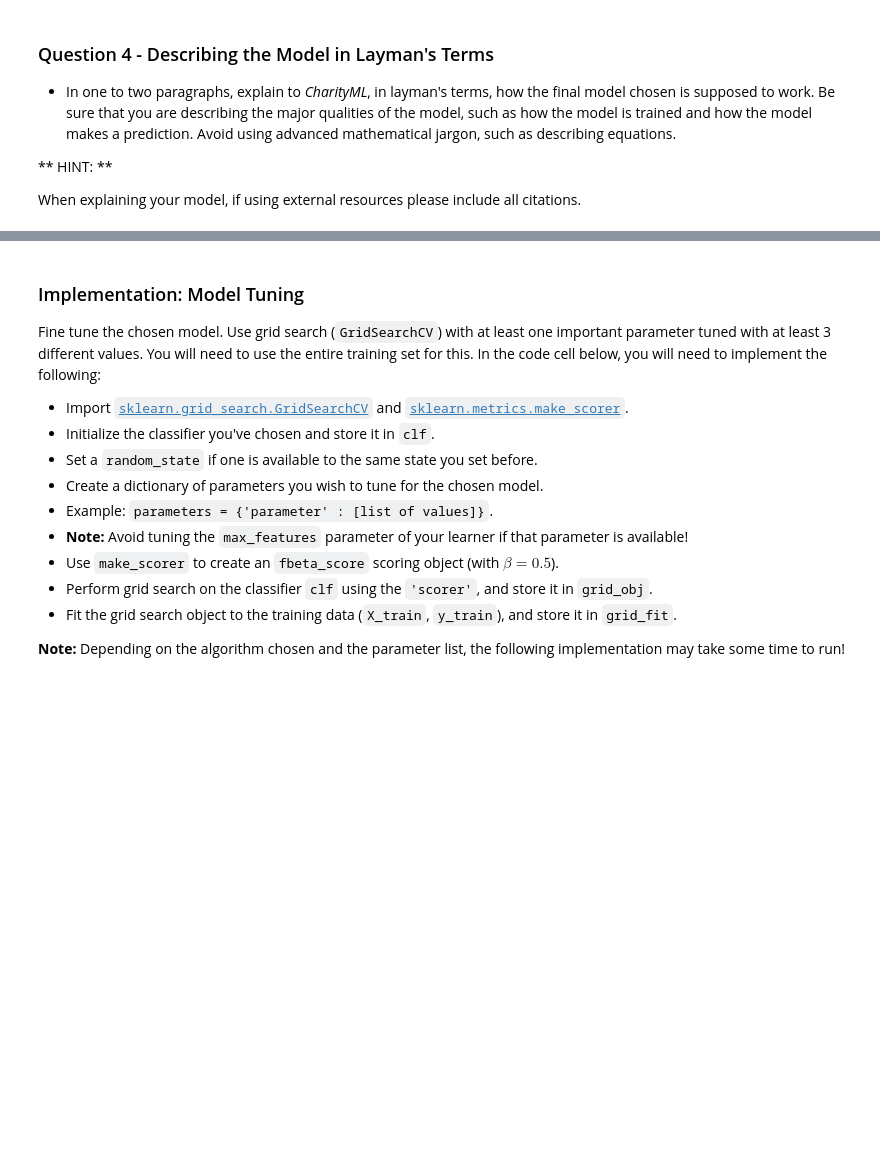
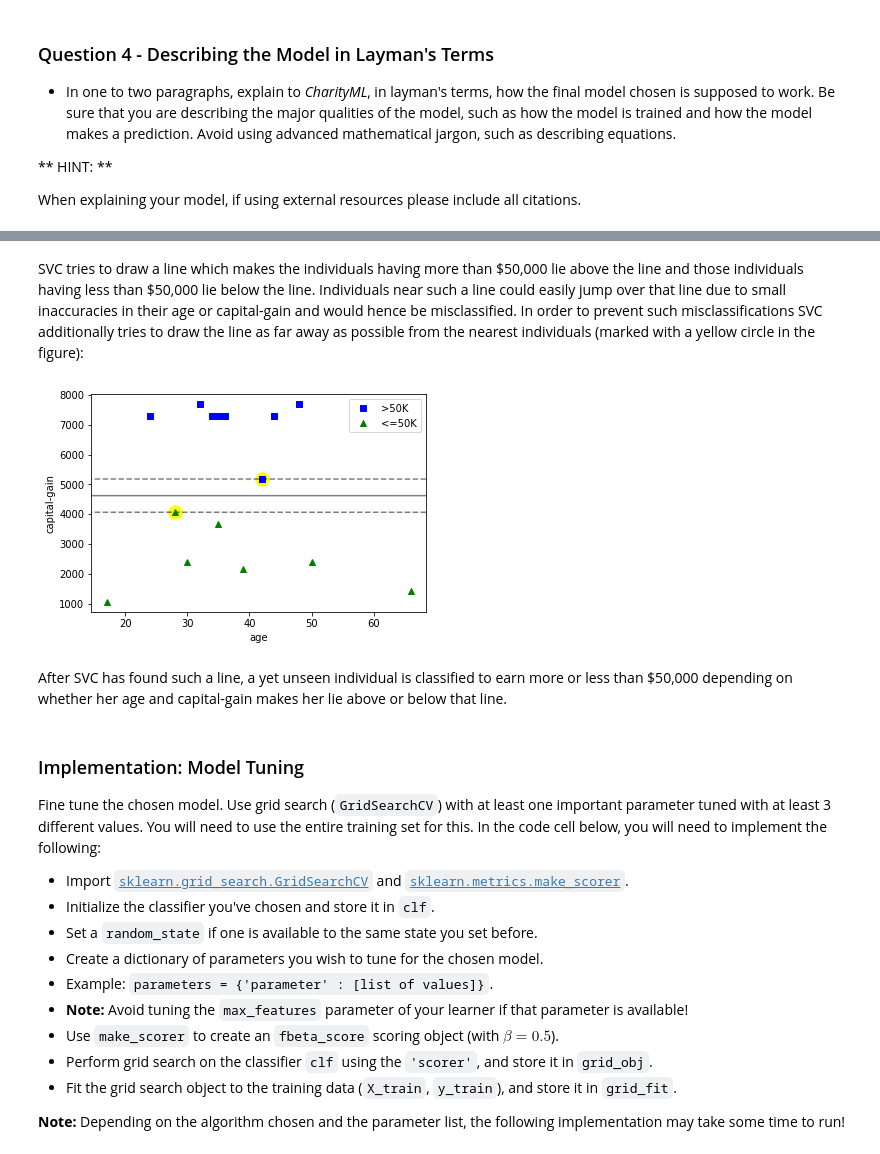
Before and after one commit to KnollFrank/Finding-Donors-for-CharityML, a Jupyter notebook: finding_donors.ipynb, the cells around one changed output, grey strips where cells are left out. Drawn from its saved outputs; the diff is of its cells as text; code cells hidden in the pictures; blank space fills up the shorter version.

```diff
--- a/finding_donors.ipynb
+++ b/finding_donors.ipynb
@@ -541,3 +532,14 @@ plotSVC()
+# %% [markdown]
+SVC tries to draw a line which makes the individuals having more than \$50,000 lie above the line and those individuals having less than \$50,000 lie below the line. Individuals near such a line could easily jump over that line due to small inaccuracies in their age or capital-gain and would hence be misclassified. In order to prevent such misclassifications SVC additionally tries to draw the line as far away as possible from the nearest individuals (marked with a yellow circle in the figure):
+# %%
+svc = train_SVC(small_data)
+plot(small_data)
+plot_decision_boundary_and_support_vectors(svc.decision_function, svc.support_vectors_)
+plt.show()
+# %% [output]
+[figure, added]
+# %% [markdown]
+After SVC has found such a line, a yet unseen individual is classified to earn more or less than \$50,000 depending on whether her age and capital-gain makes her lie above or below that line.
 # %% [markdown]
 ### Implementation: Model Tuning
 Fine tune the chosen model. Use grid search (`GridSearchCV`) with at least one important parameter tuned with at least 3 different values. You will need to use the entire training set for this. In the code cell below, you will need to implement the following:
```
Also changed, not shown: parts of 8 cells of this notebook.
